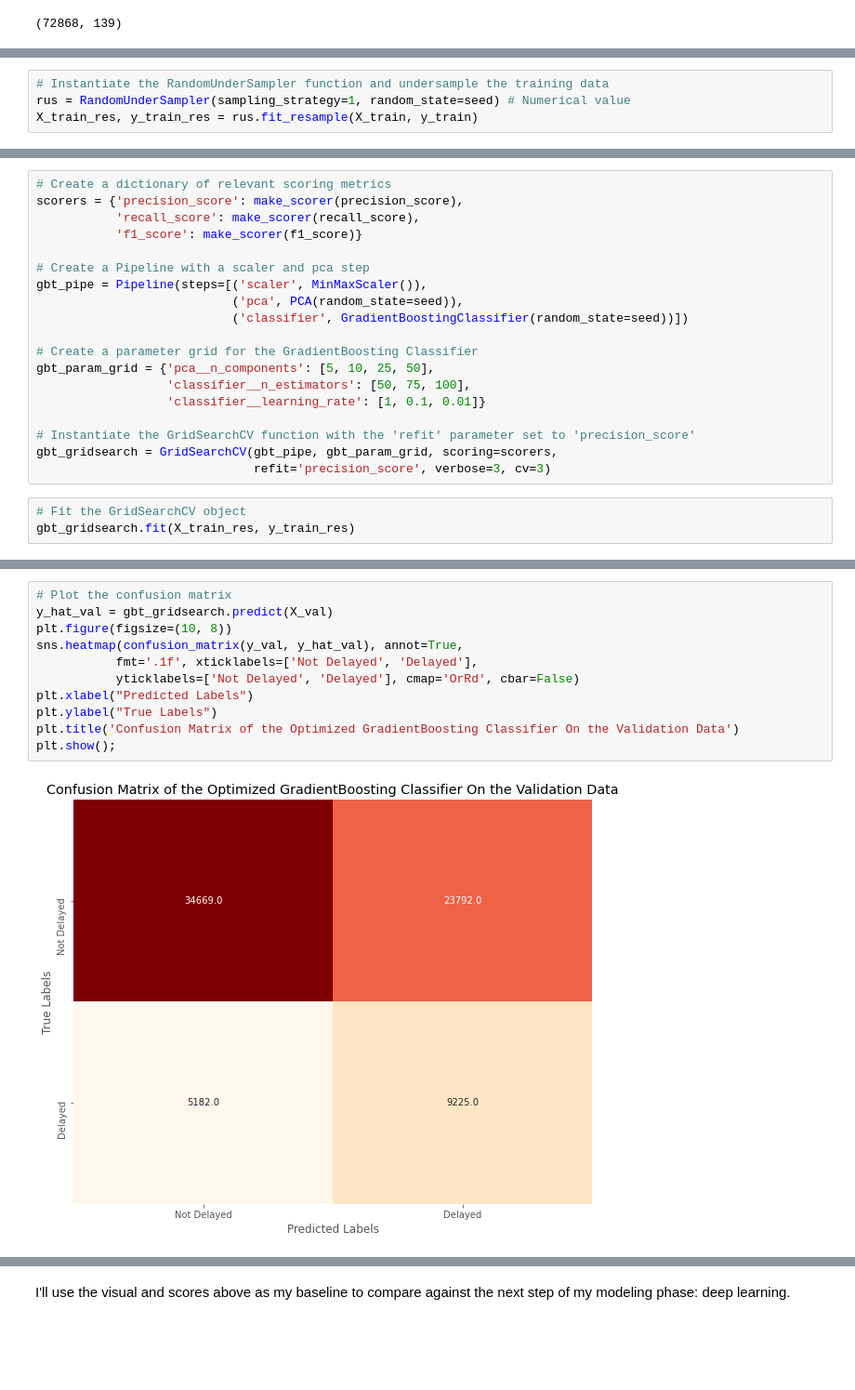
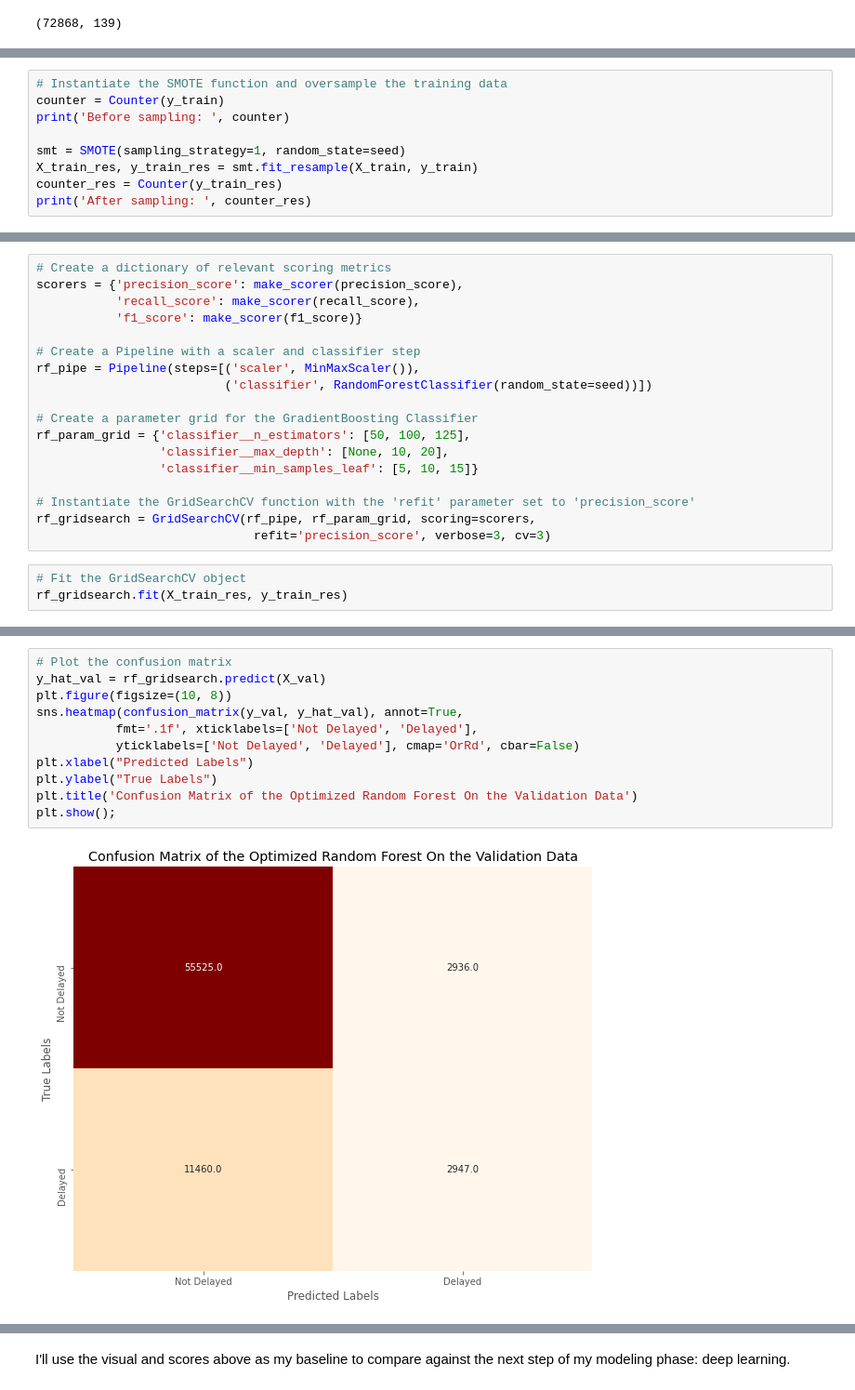
Before and after one commit to rookiescientist-andre/Whats-My-Flight-Status, a Jupyter notebook: flight_status.ipynb, the cells around one changed output, grey strips where cells are left out. Shown: that part at 93% size. Saved outputs shown, nothing was run; the diff lists cells and outputs as text; blank space fills up the shorter version.

```diff
--- a/flight_status.ipynb
+++ b/flight_status.ipynb
@@ -552,4 +540,9 @@ Given the initial class imbalance, I need to apply a sampling technique - specif
 # %%
-# Instantiate the RandomUnderSampler function and undersample the training data
-rus = RandomUnderSampler(sampling_strategy=1, random_state=seed) # Numerical value
-X_train_res, y_train_res = rus.fit_resample(X_train, y_train)
+# Instantiate the SMOTE function and oversample the training data
+counter = Counter(y_train)
+print('Before sampling: ', counter)
+
+smt = SMOTE(sampling_strategy=1, random_state=seed)
+X_train_res, y_train_res = smt.fit_resample(X_train, y_train)
+counter_res = Counter(y_train_res)
+print('After sampling: ', counter_res)
@@ -617,20 +612,19 @@ scorers = {'precision_score': make_scorer(precision_score),
            'recall_score': make_scorer(recall_score),
            'f1_score': make_scorer(f1_score)}
 
-# Create a Pipeline with a scaler and pca step
-gbt_pipe = Pipeline(steps=[('scaler', MinMaxScaler()),
-                           ('pca', PCA(random_state=seed)),
-                           ('classifier', GradientBoostingClassifier(random_state=seed))])
+# Create a Pipeline with a scaler and classifier step
+rf_pipe = Pipeline(steps=[('scaler', MinMaxScaler()),
+                          ('classifier', RandomForestClassifier(random_state=seed))])
 
 # Create a parameter grid for the GradientBoosting Classifier
-gbt_param_grid = {'pca__n_components': [5, 10, 25, 50],
-                  'classifier__n_estimators': [50, 75, 100],
-                  'classifier__learning_rate': [1, 0.1, 0.01]}
+rf_param_grid = {'classifier__n_estimators': [50, 100, 125],
+                 'classifier__max_depth': [None, 10, 20],
+                 'classifier__min_samples_leaf': [5, 10, 15]}
 
 # Instantiate the GridSearchCV function with the 'refit' parameter set to 'precision_score'
-gbt_gridsearch = GridSearchCV(gbt_pipe, gbt_param_grid, scoring=scorers,
+rf_gridsearch = GridSearchCV(rf_pipe, rf_param_grid, scoring=scorers,
                               refit='precision_score', verbose=3, cv=3)
 # %%
 # Fit the GridSearchCV object
-gbt_gridsearch.fit(X_train_res, y_train_res)
+rf_gridsearch.fit(X_train_res, y_train_res)
 # %% [output]
@@ -693,14 +686,14 @@ Best score for GradientBoostingClassifier refit for precision_score:
 # %%
 # Plot the confusion matrix
-y_hat_val = gbt_gridsearch.predict(X_val)
+y_hat_val = rf_gridsearch.predict(X_val)
 plt.figure(figsize=(10, 8))
 sns.heatmap(confusion_matrix(y_val, y_hat_val), annot=True,
            fmt='.1f', xticklabels=['Not Delayed', 'Delayed'],
            yticklabels=['Not Delayed', 'Delayed'], cmap='OrRd', cbar=False)
 plt.xlabel("Predicted Labels")
 plt.ylabel("True Labels")
-plt.title('Confusion Matrix of the Optimized GradientBoosting Classifier On the Validation Data')
+plt.title('Confusion Matrix of the Optimized Random Forest On the Validation Data')
 plt.show();
 # %% [output]
-[figure, old version]
+[figure, new version]
 # %% [markdown]
```
Also changed, not shown: parts of 54 cells of this notebook, 5 other files.
